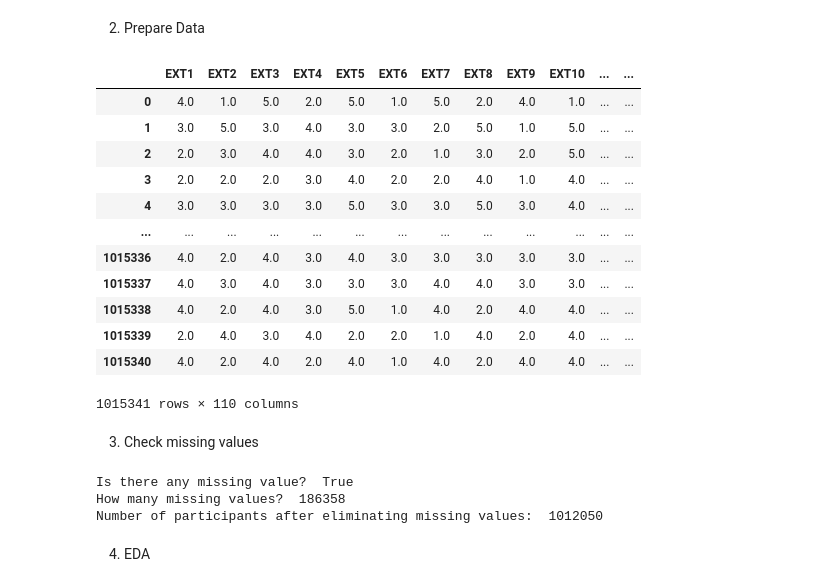
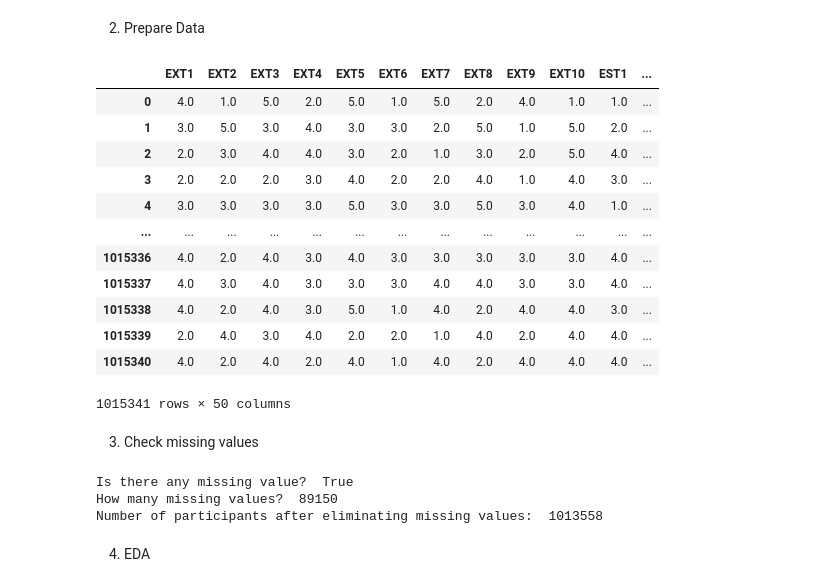
Before and after one commit to whatever413y/ML_Project, a Jupyter notebook: MachineLearningModel/PersonalityTest/personality.ipynb, the cells around one changed output. Cells and saved outputs as stored; diff of their text form; code cells hidden in the pictures.

```diff
--- a/MachineLearningModel/PersonalityTest/personality.ipynb
+++ b/MachineLearningModel/PersonalityTest/personality.ipynb
@@ -52,22 +7,24 @@ from plotly.subplots import make_subplots
 # %% [markdown]
 2. Prepare Data
 # %%
+pd.options.display.max_columns = 50
 df = pd.read_csv('data-final.csv', delimiter='\t')
+df.drop(df.columns[50:], axis=1, inplace=True)
 df
 # %% [output]
-|  | EXT1 | EXT2 | EXT3 | EXT4 | EXT5 | EXT6 | EXT7 | EXT8 | EXT9 | EXT10 | ... | ... |
-| 0 | 4.0 | 1.0 | 5.0 | 2.0 | 5.0 | 1.0 | 5.0 | 2.0 | 4.0 | 1.0 | ... | ... |
-| 1 | 3.0 | 5.0 | 3.0 | 4.0 | 3.0 | 3.0 | 2.0 | 5.0 | 1.0 | 5.0 | ... | ... |
-| 2 | 2.0 | 3.0 | 4.0 | 4.0 | 3.0 | 2.0 | 1.0 | 3.0 | 2.0 | 5.0 | ... | ... |
-| 3 | 2.0 | 2.0 | 2.0 | 3.0 | 4.0 | 2.0 | 2.0 | 4.0 | 1.0 | 4.0 | ... | ... |
-| 4 | 3.0 | 3.0 | 3.0 | 3.0 | 5.0 | 3.0 | 3.0 | 5.0 | 3.0 | 4.0 | ... | ... |
+|  | EXT1 | EXT2 | EXT3 | EXT4 | EXT5 | EXT6 | EXT7 | EXT8 | EXT9 | EXT10 | EST1 | ... |
+| 0 | 4.0 | 1.0 | 5.0 | 2.0 | 5.0 | 1.0 | 5.0 | 2.0 | 4.0 | 1.0 | 1.0 | ... |
+| 1 | 3.0 | 5.0 | 3.0 | 4.0 | 3.0 | 3.0 | 2.0 | 5.0 | 1.0 | 5.0 | 2.0 | ... |
+| 2 | 2.0 | 3.0 | 4.0 | 4.0 | 3.0 | 2.0 | 1.0 | 3.0 | 2.0 | 5.0 | 4.0 | ... |
+| 3 | 2.0 | 2.0 | 2.0 | 3.0 | 4.0 | 2.0 | 2.0 | 4.0 | 1.0 | 4.0 | 3.0 | ... |
+| 4 | 3.0 | 3.0 | 3.0 | 3.0 | 5.0 | 3.0 | 3.0 | 5.0 | 3.0 | 4.0 | 1.0 | ... |
 | ... | ... | ... | ... | ... | ... | ... | ... | ... | ... | ... | ... | ... |
-| 1015336 | 4.0 | 2.0 | 4.0 | 3.0 | 4.0 | 3.0 | 3.0 | 3.0 | 3.0 | 3.0 | ... | ... |
-| 1015337 | 4.0 | 3.0 | 4.0 | 3.0 | 3.0 | 3.0 | 4.0 | 4.0 | 3.0 | 3.0 | ... | ... |
-| 1015338 | 4.0 | 2.0 | 4.0 | 3.0 | 5.0 | 1.0 | 4.0 | 2.0 | 4.0 | 4.0 | ... | ... |
-| 1015339 | 2.0 | 4.0 | 3.0 | 4.0 | 2.0 | 2.0 | 1.0 | 4.0 | 2.0 | 4.0 | ... | ... |
-| 1015340 | 4.0 | 2.0 | 4.0 | 2.0 | 4.0 | 1.0 | 4.0 | 2.0 | 4.0 | 4.0 | ... | ... |
+| 1015336 | 4.0 | 2.0 | 4.0 | 3.0 | 4.0 | 3.0 | 3.0 | 3.0 | 3.0 | 3.0 | 4.0 | ... |
+| 1015337 | 4.0 | 3.0 | 4.0 | 3.0 | 3.0 | 3.0 | 4.0 | 4.0 | 3.0 | 3.0 | 4.0 | ... |
+| 1015338 | 4.0 | 2.0 | 4.0 | 3.0 | 5.0 | 1.0 | 4.0 | 2.0 | 4.0 | 4.0 | 3.0 | ... |
+| 1015339 | 2.0 | 4.0 | 3.0 | 4.0 | 2.0 | 2.0 | 1.0 | 4.0 | 2.0 | 4.0 | 4.0 | ... |
+| 1015340 | 4.0 | 2.0 | 4.0 | 2.0 | 4.0 | 1.0 | 4.0 | 2.0 | 4.0 | 4.0 | 4.0 | ... |
-1015341 rows × 110 columns
+1015341 rows × 50 columns
 # %% [markdown]
 3. Check missing values
 # %%
@@ -77,8 +34,8 @@ df.dropna(inplace=True)
 print('Number of participants after eliminating missing values: ', len(df))
 # %% [output]
 Is there any missing value?  True
-How many missing values?  186358
-Number of participants after eliminating missing values:  1012050
+How many missing values?  89150
+Number of participants after eliminating missing values:  1013558
 # %% [markdown]
 4. EDA
 # %% [markdown]
```
Also changed, not shown: parts of 28 cells of this notebook.
